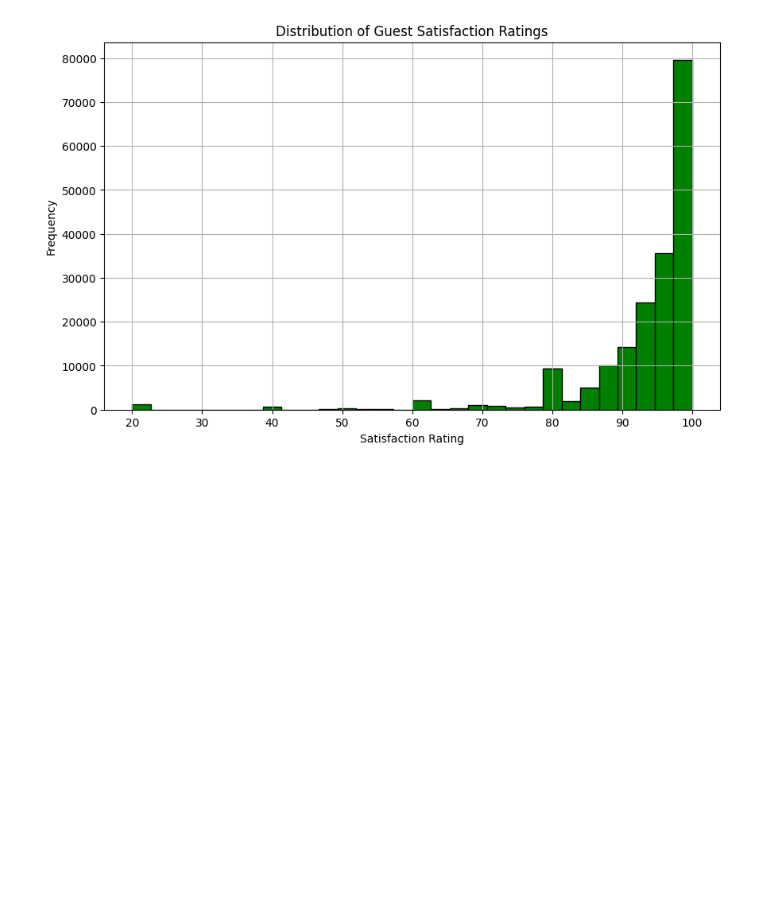
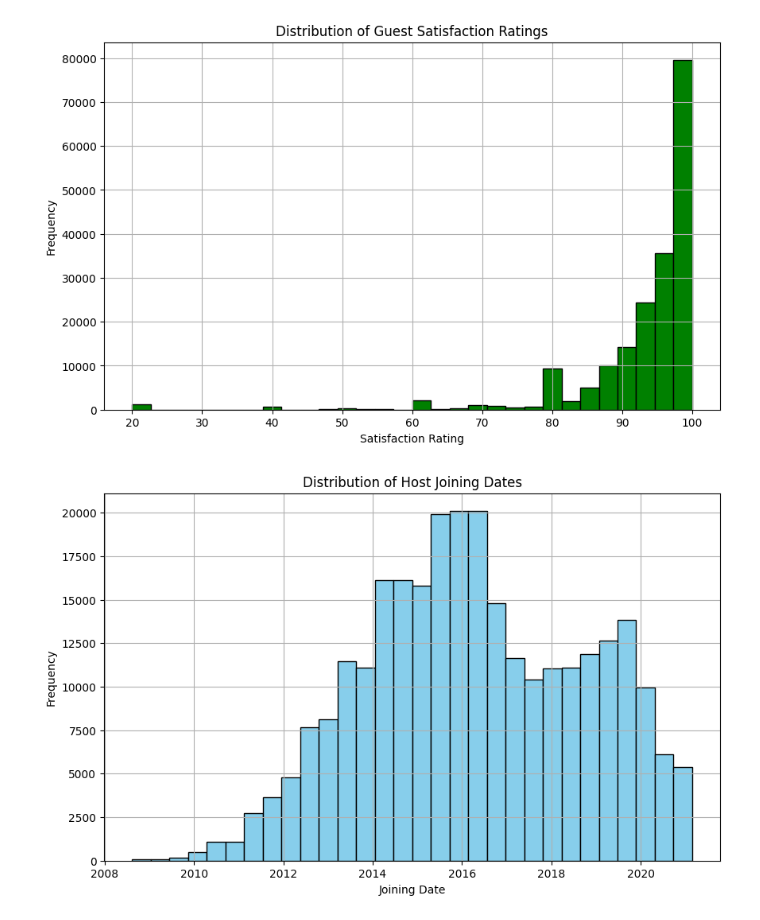
Before and after one commit to lilrachel1985/House_Price_Analysis, a Jupyter notebook: AirBnB.ipynb, the cells around one changed output. Saved outputs shown, nothing was run; the diff lists cells and outputs as text; code cells hidden in the pictures; blank space fills up the shorter version.

```diff
--- a/AirBnB.ipynb
+++ b/AirBnB.ipynb
@@ -293,3 +293,16 @@ plt.grid(True)
 plt.show()
 # %% [output]
 [figure]
+# %%
+# Convert 'host_since' to datetime format
+listings['host_since'] = pd.to_datetime(listings['host_since'])
+
+# Plotting distribution of 'host_since'
+plt.figure(figsize=(10, 6))
+listings['host_since'].hist(bins=30, color='skyblue', edgecolor='black')
+plt.title('Distribution of Host Joining Dates')
+plt.xlabel('Joining Date')
+plt.ylabel('Frequency')
+plt.show()
+# %% [output]
+[figure, added]
```
Also changed, not shown: parts of 1 cell of this notebook.
